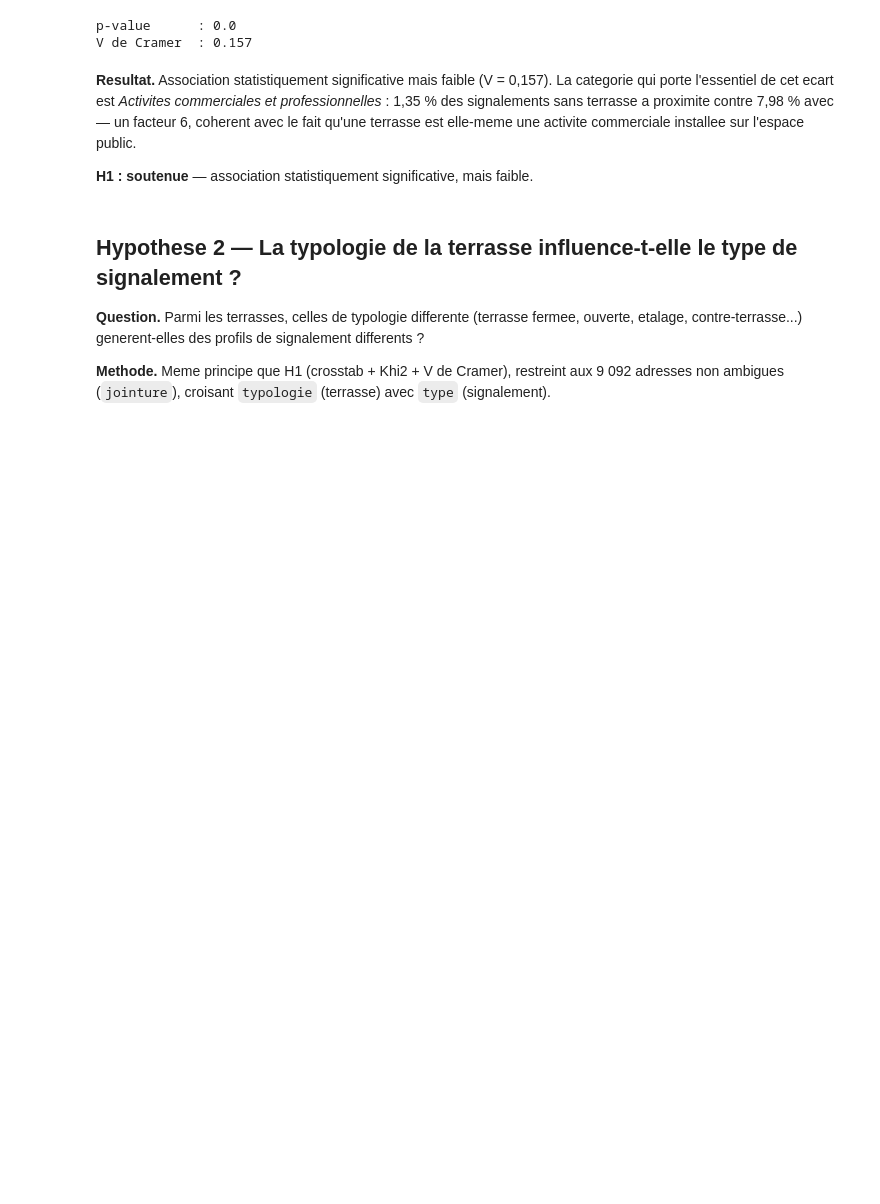
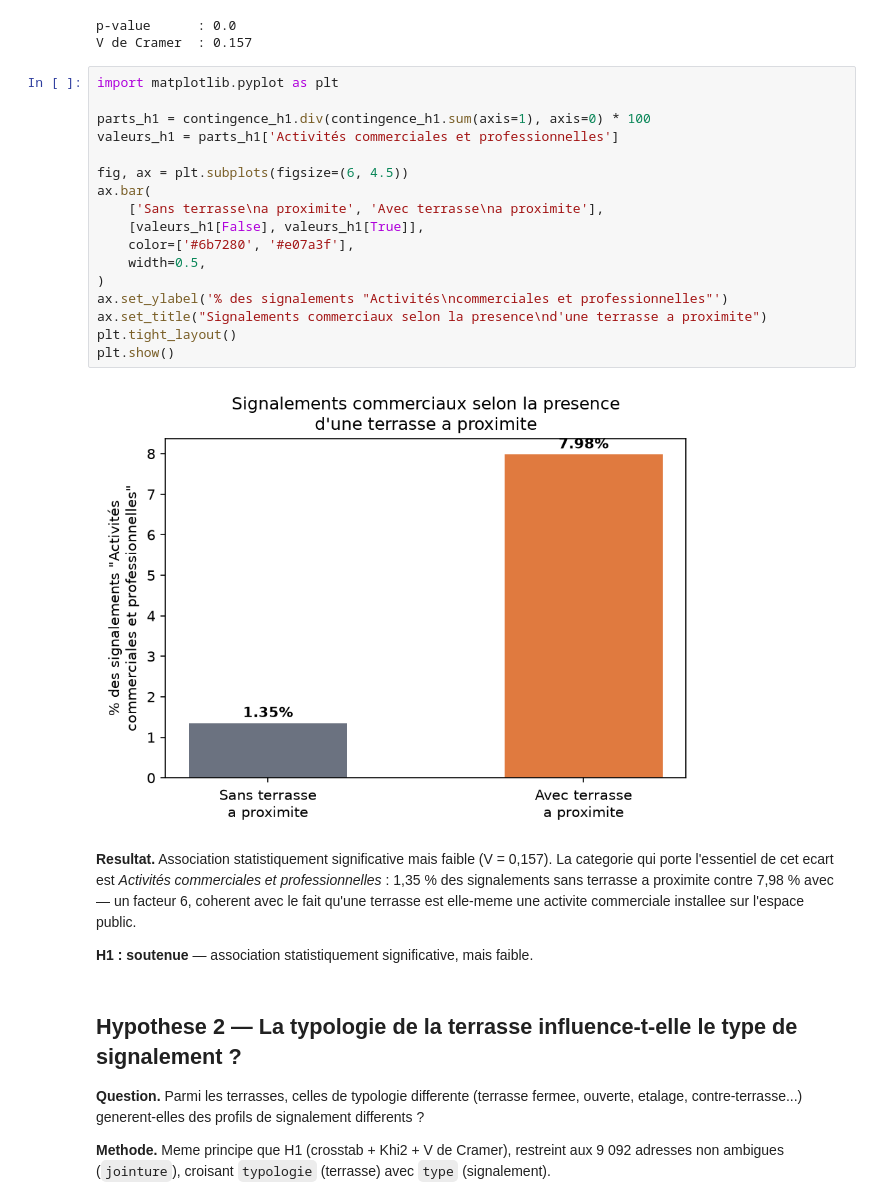
Before and after one commit to AyhamKsouri/test-technique, a Jupyter notebook: data-understanding/03_analyse_hypotheses.ipynb, the cells around one changed output. Saved outputs shown, nothing was run; the diff lists cells and outputs as text; blank space fills up the shorter version.

```diff
--- a/data-understanding/03_analyse_hypotheses.ipynb
+++ b/data-understanding/03_analyse_hypotheses.ipynb
@@ -139,9 +139,28 @@ print(f"V de Cramer  : {cramers_v_h1:.3f}")
 # %% [output]
 p-value      : 0.0
 V de Cramer  : 0.157
+# %%
+import matplotlib.pyplot as plt
+
+parts_h1 = contingence_h1.div(contingence_h1.sum(axis=1), axis=0) * 100
+valeurs_h1 = parts_h1['Activités commerciales et professionnelles']
+
+fig, ax = plt.subplots(figsize=(6, 4.5))
+ax.bar(
+    ['Sans terrasse\na proximite', 'Avec terrasse\na proximite'],
+    [valeurs_h1[False], valeurs_h1[True]],
+    color=['#6b7280', '#e07a3f'],
+    width=0.5,
+)
+ax.set_ylabel('% des signalements "Activités\ncommerciales et professionnelles"')
+ax.set_title("Signalements commerciaux selon la presence\nd'une terrasse a proximite")
+plt.tight_layout()
+plt.show()
+# %% [output]
+[figure, added]
 # %% [markdown]
 **Resultat.** Association statistiquement significative mais faible (V = 0,157). La
-categorie qui porte l'essentiel de cet ecart est *Activites commerciales et
+categorie qui porte l'essentiel de cet ecart est *Activités commerciales et
 professionnelles* : 1,35 % des signalements sans terrasse a proximite contre 7,98 % avec
 — un facteur 6, coherent avec le fait qu'une terrasse est elle-meme une activite
 commerciale installee sur l'espace public.
```
Also changed, not shown: parts of 5 cells of this notebook, 1 other file.
